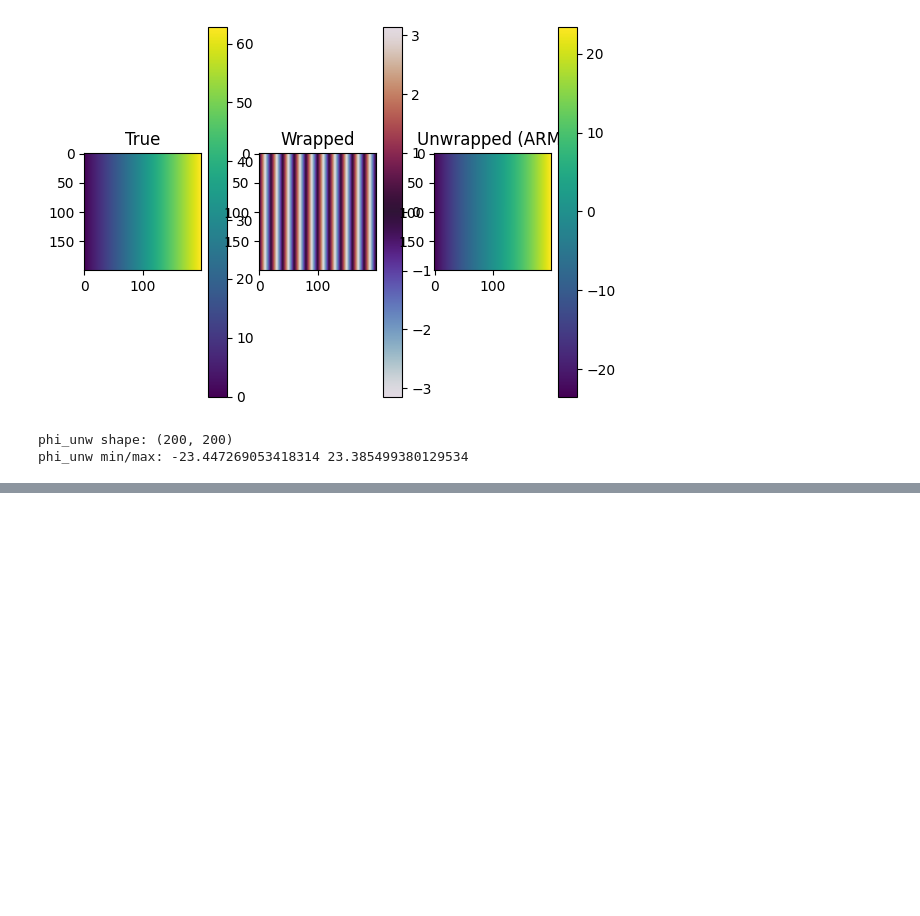
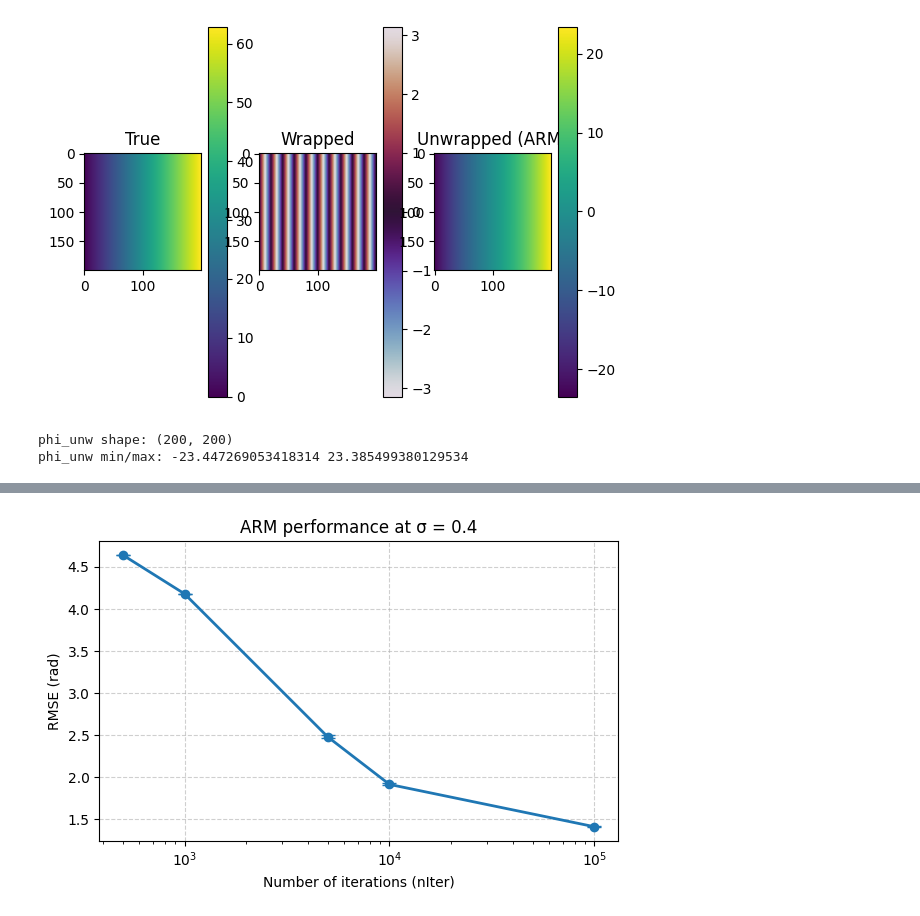
Before and after one commit to oheymans/odt-thesis, a Jupyter notebook: notebooks/ARM.ipynb, the cells around one changed output, grey strips where cells are left out. Drawn from its saved outputs; the diff is of its cells as text; code cells hidden in the pictures; blank space fills up the shorter version.

```diff
--- a/notebooks/ARM.ipynb
+++ b/notebooks/ARM.ipynb
@@ -188,0 +378,80 @@ TypeError: unwrap_phase_ARM() got an unexpected keyword argument 'F0'
+# %%
+import sys, os, time
+import numpy as np
+import matplotlib.pyplot as plt
+from sklearn.metrics import root_mean_squared_error
+
+# --- Evaluation function ---
+def evaluate_phase(phi_true, phi_unwrapped, mask=None):
+    if mask is None:
+        mask = np.ones_like(phi_true, dtype=bool)
+    t = phi_true[mask]
+    u = phi_unwrapped[mask]
+    offset = np.mean(u - t)
+    u_corr = u - offset
+    return root_mean_squared_error(t, u_corr)
+
+# --- ARM import ---
+sys.path.append(os.path.abspath(".."))
+from src.ARM.unwrap_arm import unwrap_phase_ARM
+
+# --- Fix dtype compatibility ---
+if not hasattr(np, "float_"): np.float_ = np.float64
+if not hasattr(np, "int_"):   np.int_   = np.int64
+if not hasattr(np, "bool_"):  np.bool_  = bool
+
+# ------------------------------------------------------
+# Parameters
+# ------------------------------------------------------
+sigma = 0.4             # fixed noise level
+n_runs = 5              # number of repeats
+iter_list = [500, 1000, 5000, 10000, 100000]
+
+# Storage
+rmse_iters = {nIter: [] for nIter in iter_list}
+
+# ------------------------------------------------------
+# Main loop
+# ------------------------------------------------------
+for nIter in iter_list:
+    for run in range(n_runs):
+        # Add noise to wrapped phase
+        phi_noisy = additive_noise(phi_wrapped, sigma, enabled=True)
+        mask = np.ones_like(phi_noisy, dtype=np.float64)
+
+        # Run ARM with varying iterations
+        phi_ARM = unwrap_phase_ARM(
+            phi_noisy, mask=mask,
+            mu=1.0, lam=0.001,
+            nIter=nIter, ban_OmegaInit=0
+        )
+
+        # Evaluate RMSE
+        rmse = evaluate_phase(phi_true, phi_ARM, tissue_mask)
+        rmse_iters[nIter].append(rmse)
+
+# ------------------------------------------------------
+# Report
+# ------------------------------------------------------
+print(f"ARM: RMSE vs iterations (σ = {sigma})")
+for nIter, vals in rmse_iters.items():
+    mean_rmse = np.mean(vals)
+    std_rmse  = np.std(vals)
+    print(f"nIter = {nIter:6d} → RMSE = {mean_rmse:.4f} ± {std_rmse:.4f} rad")
+
+# ------------------------------------------------------
+# Plot
+# ------------------------------------------------------
+means = [np.mean(rmse_iters[n]) for n in iter_list]
+stds  = [np.std(rmse_iters[n]) for n in iter_list]
+
+plt.figure(figsize=(6,4))
+plt.errorbar(iter_list, means, yerr=stds, fmt='o-', capsize=5, lw=2, markersize=6)
+plt.xlabel("Number of iterations (nIter)")
+plt.ylabel("RMSE (rad)")
+plt.title(f"ARM performance at σ = {sigma}")
+plt.xscale("log")  # log-scale helpful if list spans large range
+plt.grid(True, linestyle="--", alpha=0.6)
+plt.tight_layout()
+plt.show()
+# %% [output]
@@ -188,0 +464 @@ TypeError: unwrap_phase_ARM() got an unexpected keyword argument 'F0'
+[figure, added]
```
Also changed, not shown: parts of 6 cells of this notebook.
